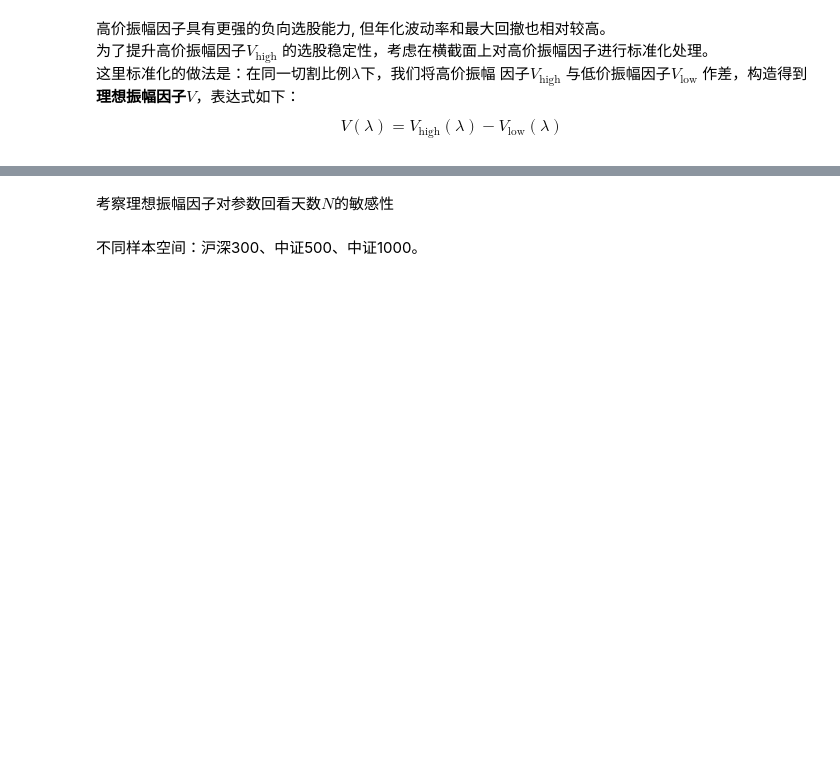
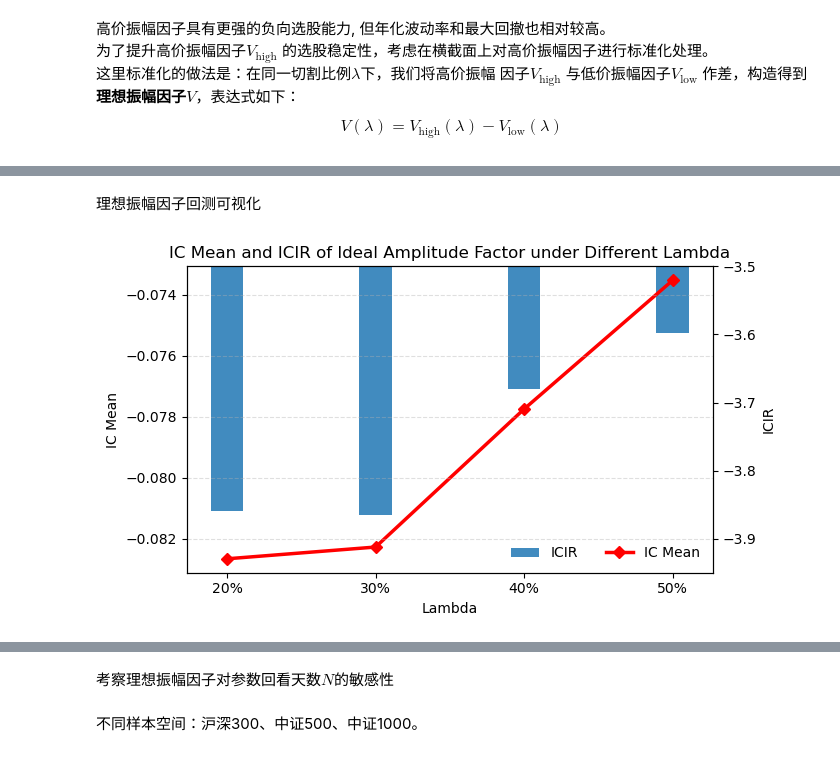
Before and after one commit to shuoliuyv/ls_learnqf, a Jupyter notebook: Amplitude/Amplitude.ipynb, the cells around one changed output, grey strips where cells are left out. Drawn from its saved outputs; the diff is of its cells as text; code cells hidden in the pictures; blank space fills up the shorter version.

```diff
--- a/Amplitude/Amplitude.ipynb
+++ b/Amplitude/Amplitude.ipynb
@@ -301,0 +361,48 @@ $$V(\lambda) = V_{\text{high}}(\lambda) - V_{\text{low}}(\lambda)$$
+# %% [markdown]
+理想振幅因子回测可视化
+# %%
+ideal_summary_df = ideal_summary_df.sort_values('lambda').reset_index(drop=True)
+
+x = np.arange(len(ideal_summary_df))
+xlabels = [f'{int(lam * 100)}%' for lam in ideal_summary_df['lambda']]
+
+ic_mean = ideal_summary_df['IC均值'].values
+icir = ideal_summary_df['ICIR'].values
+
+fig, ax1 = plt.subplots(figsize=(7, 4))
+ax2 = ax1.twinx()
+
+#ICIR柱状图
+bars = ax2.bar(x,icir,width=0.22,alpha=0.85,label='ICIR',zorder=2)
+ax2.set_ylabel('ICIR')
+
+# tighten right axis
+y2_min = np.floor((icir.min() - 0.05) * 20) / 20
+y2_max = np.ceil((icir.max() + 0.05) * 20) / 20
+ax2.set_ylim(y2_min, y2_max)
+
+#IC折线
+line = ax1.plot(x,ic_mean,marker='D',color = "red", linewidth=2.5,label='IC Mean',zorder=1)
+ax1.set_xlabel('Lambda')
+ax1.set_ylabel('IC Mean')
+ax1.set_xticks(x)
+ax1.set_xticklabels(xlabels)
+ax1.grid(axis='y', linestyle='--', alpha=0.4)
+
+# make line axis stay above bar axis
+ax1.set_zorder(2)
+ax2.set_zorder(1)
+ax1.patch.set_visible(False)
+
+# legend above everything
+lines1, labels1 = ax1.get_legend_handles_labels()
+lines2, labels2 = ax2.get_legend_handles_labels()
+legend = ax1.legend(lines2 + lines1,labels2 + labels1,loc='lower right',ncol=2,frameon=False)
+legend.set_zorder(10)
+
+ax1.set_title('IC Mean and ICIR of Ideal Amplitude Factor under Different Lambda')
+
+plt.tight_layout()
+plt.show()
+# %% [output]
+[figure, added]
```
Also changed, not shown: parts of 15 cells of this notebook, 1 other file.
